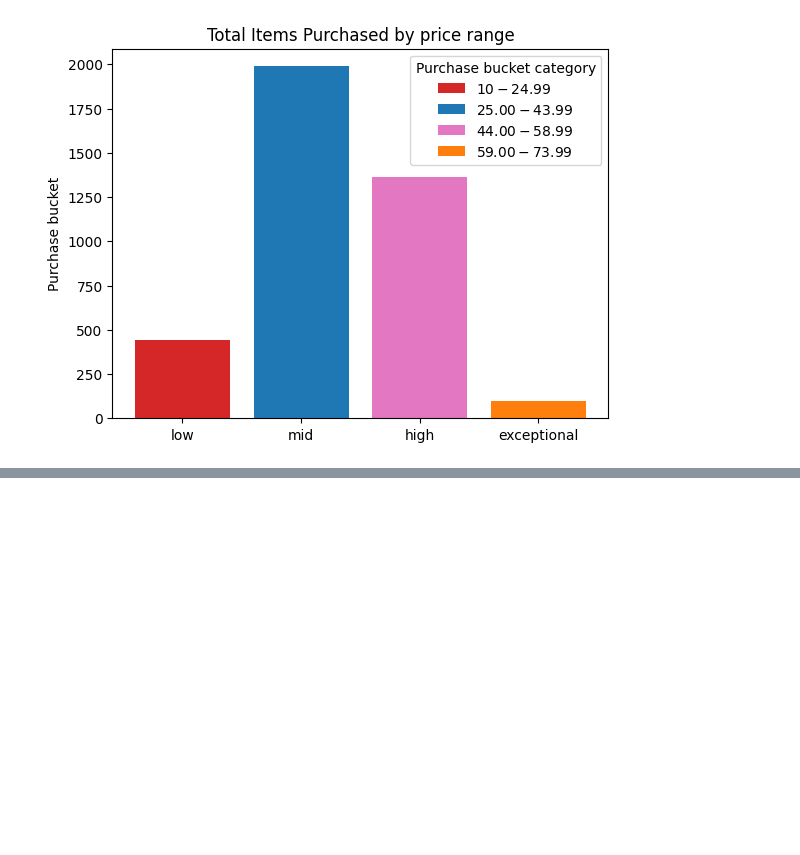
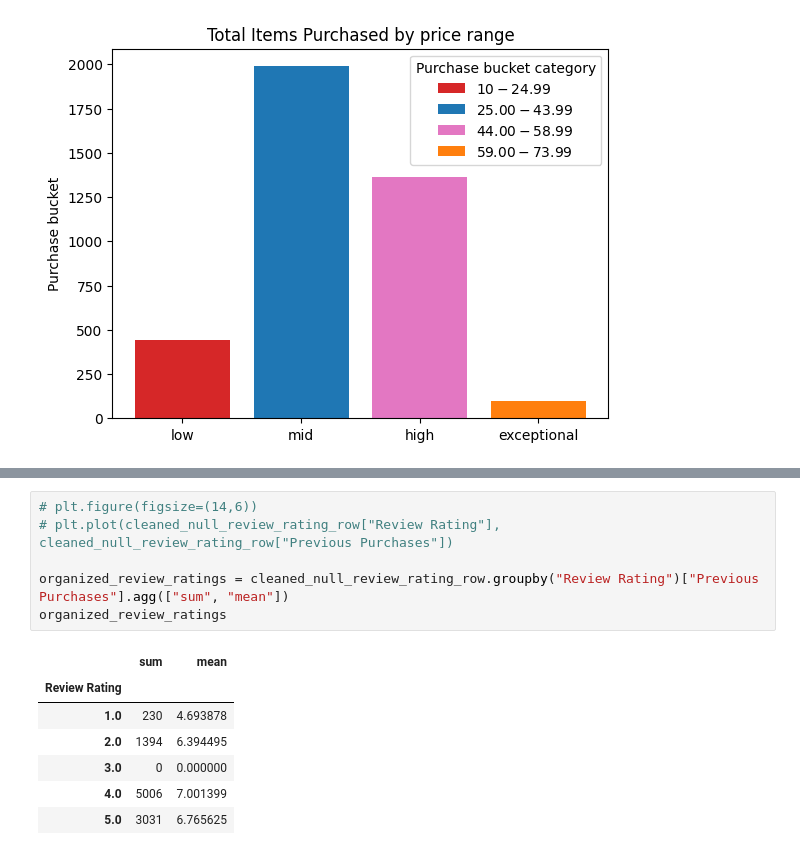
Before and after one commit to Reggie-Amedee-Tech/shopping-behavior, a Jupyter notebook: explore.ipynb, the cells around one changed output, grey strips where cells are left out. Drawn from its saved outputs; the diff is of its cells as text; blank space fills up the shorter version.

```diff
--- a/explore.ipynb
+++ b/explore.ipynb
@@ -175,0 +201,14 @@ plt.show()
+# %%
+# plt.figure(figsize=(14,6))
+# plt.plot(cleaned_null_review_rating_row["Review Rating"], cleaned_null_review_rating_row["Previous Purchases"])
+
+organized_review_ratings = cleaned_null_review_rating_row.groupby("Review Rating")["Previous Purchases"].agg(["sum", "mean"])
+organized_review_ratings
+# %% [output]
+|  | sum | mean |
+| Review Rating |  |  |
+| 1.0 | 230 | 4.693878 |
+| 2.0 | 1394 | 6.394495 |
+| 3.0 | 0 | 0.000000 |
+| 4.0 | 5006 | 7.001399 |
+| 5.0 | 3031 | 6.765625 |
```
Also changed, not shown: parts of 5 cells of this notebook.
